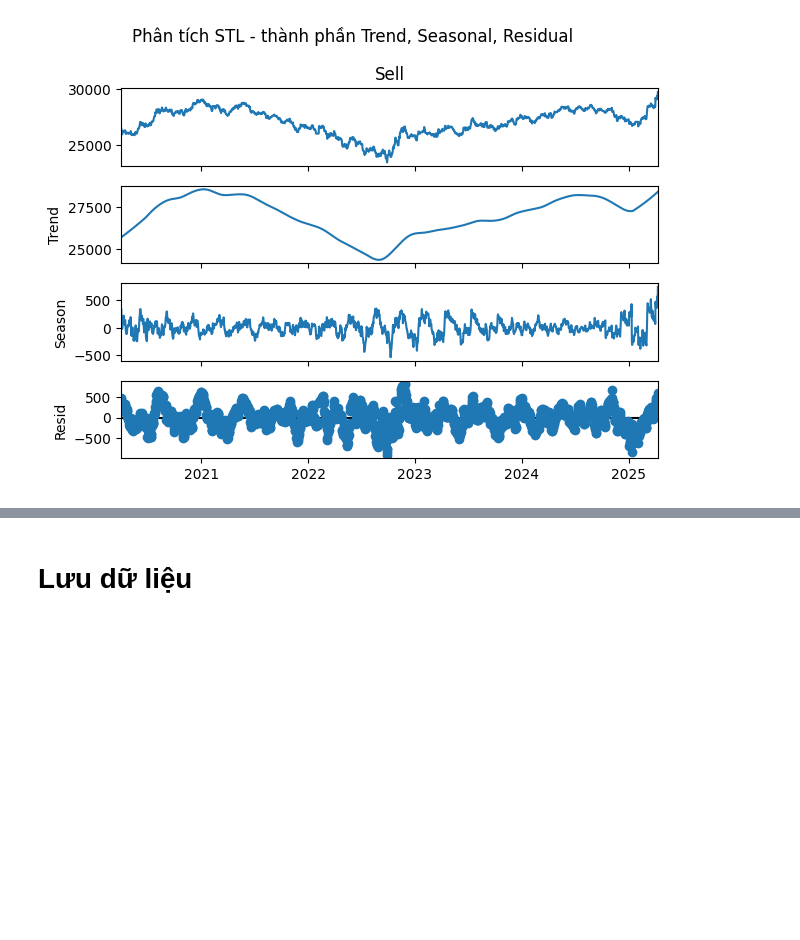
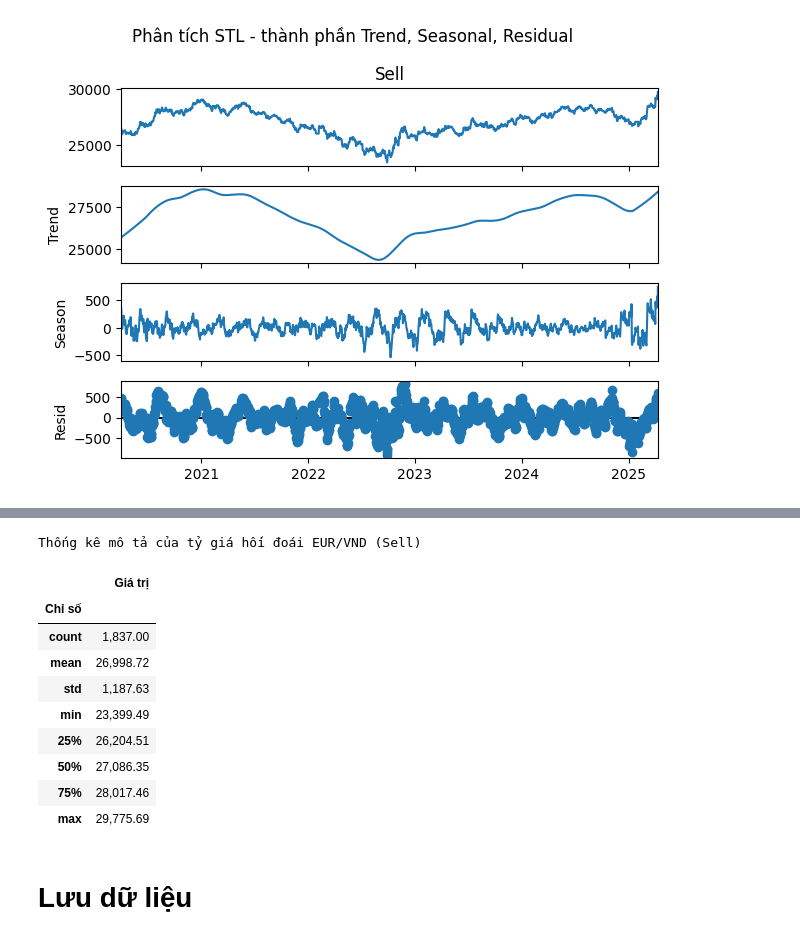
Before and after one commit to nggiang63/eur-vnd-exchange-rate, a Jupyter notebook: notebooks/eda_and_preprocessing_eurvnd.ipynb, the cells around one changed output, grey strips where cells are left out. Saved outputs shown, nothing was run; the diff lists cells and outputs as text; code cells hidden in the pictures; blank space fills up the shorter version.

```diff
--- a/notebooks/eda_and_preprocessing_eurvnd.ipynb
+++ b/notebooks/eda_and_preprocessing_eurvnd.ipynb
@@ -198,3 +251,33 @@ plt.show()
+# %%
+# Tạo bảng thống kê mô tả và định dạng lại hiển thị
+summary_stats = df["Sell"].describe().to_frame(name='Giá trị')
+summary_stats.index.name = 'Chỉ số'
+
+# Hiển thị với style đẹp
+summary_stats.style.set_caption("Thống kê mô tả của tỷ giá hối đoái EUR/VND (Sell)") \
+    .format("{:,.2f}") \
+    .set_table_styles([{
+        'selector': 'caption',
+        'props': [('font-size', '16px'), ('font-weight', 'bold'), ('color', '#2c3e50')]
+    }, {
+        'selector': 'th',
+        'props': [('background-color', '#f2f2f2'), ('text-align', 'center')]
+    }, {
+        'selector': 'td',
+        'props': [('text-align', 'center')]
+    }])
+# %% [output]
+Thống kê mô tả của tỷ giá hối đoái EUR/VND (Sell)
+|  | Giá trị |
+| Chỉ số |  |
+| count | 1,837.00 |
+| mean | 26,998.72 |
+| std | 1,187.63 |
+| min | 23,399.49 |
+| 25% | 26,204.51 |
+| 50% | 27,086.35 |
+| 75% | 28,017.46 |
+| max | 29,775.69 |
 # %% [markdown]
 # **Lưu dữ liệu**
 # %%
```
Also changed, not shown: parts of 7 cells of this notebook, 6 other files.
